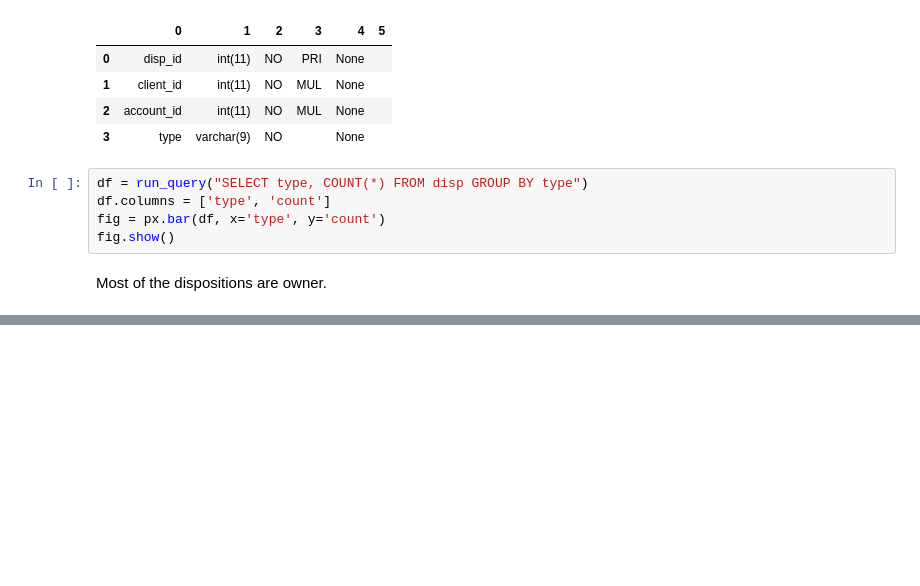
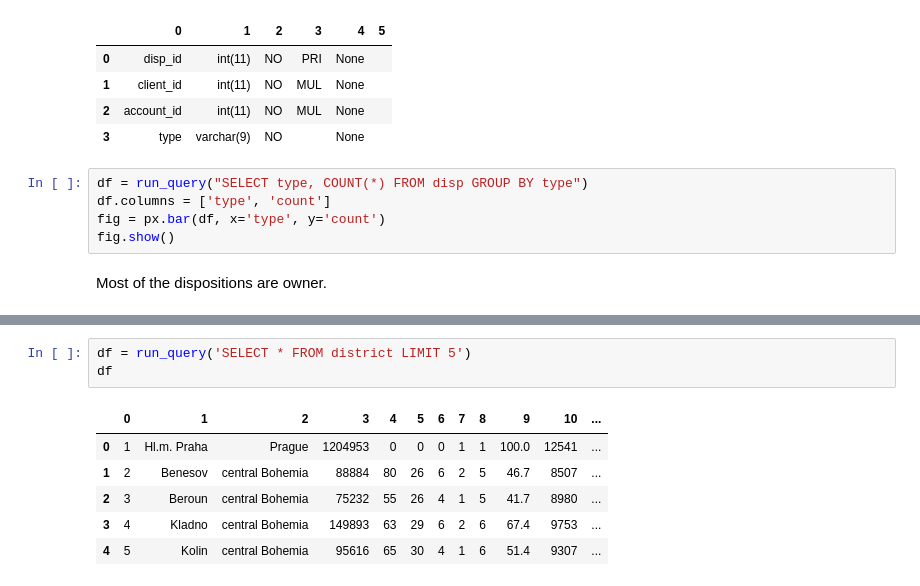
Before and after one commit to cyshen11/loan-prediction-app-aws, a Jupyter notebook: jupyter-nb/EDA.ipynb, the cells around one changed output, grey strips where cells are left out. Drawn from its saved outputs; the diff is of its cells as text; blank space fills up the shorter version.

```diff
--- a/jupyter-nb/EDA.ipynb
+++ b/jupyter-nb/EDA.ipynb
@@ -236,0 +260,10 @@ Most of the dispositions are owner.
+# %%
+df = run_query('SELECT * FROM district LIMIT 5')
+df
+# %% [output]
+|  | 0 | 1 | 2 | 3 | 4 | 5 | 6 | 7 | 8 | 9 | 10 | ... |
+| 0 | 1 | Hl.m. Praha | Prague | 1204953 | 0 | 0 | 0 | 1 | 1 | 100.0 | 12541 | ... |
+| 1 | 2 | Benesov | central Bohemia | 88884 | 80 | 26 | 6 | 2 | 5 | 46.7 | 8507 | ... |
+| 2 | 3 | Beroun | central Bohemia | 75232 | 55 | 26 | 4 | 1 | 5 | 41.7 | 8980 | ... |
+| 3 | 4 | Kladno | central Bohemia | 149893 | 63 | 29 | 6 | 2 | 6 | 67.4 | 9753 | ... |
+| 4 | 5 | Kolin | central Bohemia | 95616 | 65 | 30 | 4 | 1 | 6 | 51.4 | 9307 | ... |
```
Also changed, not shown: parts of 26 cells of this notebook.
